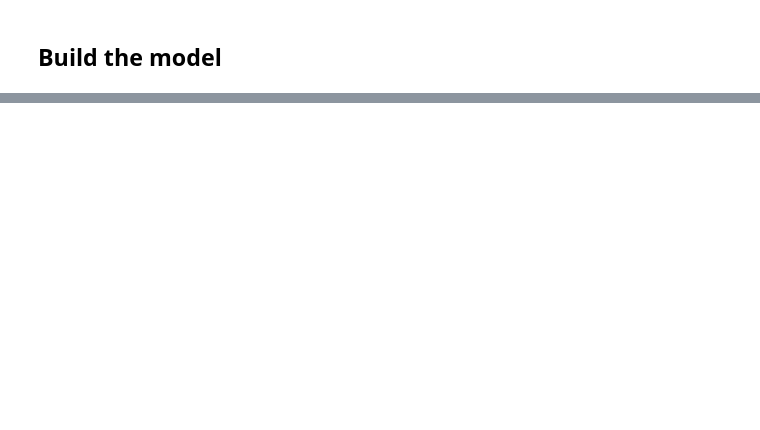
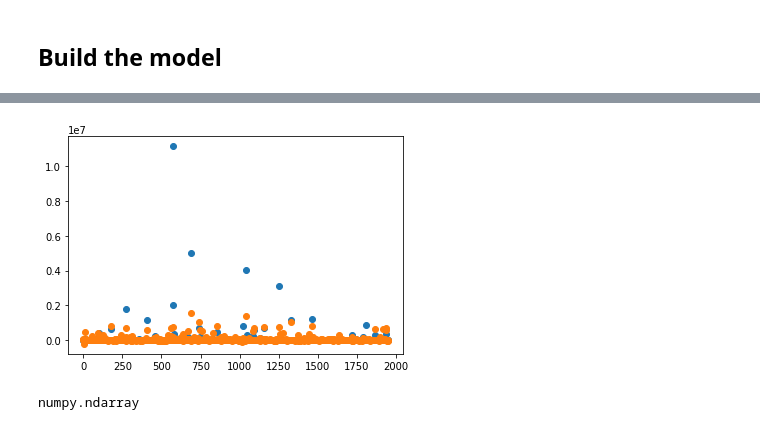
Before and after one commit to Coder-RG/ArtifactCost, a Jupyter notebook: ArtifactCost.ipynb, the cells around one changed output, grey strips where cells are left out. Cells and saved outputs as stored; diff of their text form; code cells hidden in the pictures; blank space fills up the shorter version.

```diff
--- a/ArtifactCost.ipynb
+++ b/ArtifactCost.ipynb
@@ -146,3 +129,5 @@ Transport: Airways, Roadways, Waterways
 Fragile: No, Yes
 Customer Information: Working Class, Wealthy
 Remote Location: No, Yes
+# %%
+y = y.apply(abs)
@@ -293,4 +230,4 @@ memory usage: 907.0 KB
 # %%
 y.drop(index=index_to_remove, inplace=True)
 # %%
-X_train, X_test, y_train, y_test = train_test_split(X,y, test_size=0.2, shuffle=True)
+X_train, X_test, y_train, y_test = train_test_split(X,y, test_size=0.3, shuffle=True)
@@ -311,16 +236,9 @@ X_train.head()
 # %%
 scaler = StandardScaler()
-poly = PolynomialFeatures(degree=2)
+poly = PolynomialFeatures(degree=4)
 lin_reg = LinearRegression()
-ridge = Ridge(alpha=.5)
-encoder = OneHotEncoder()
-
-col_transform = make_column_transformer(
-#         (scaler, make_column_selector(dtype_include='float64')),
-        (encoder, make_column_selector(dtype_include='object'))
-)
+rforrest = RandomForestRegressor()
 
 pipe = Pipeline([
-    ('scaler', scaler),
-    ('regressor', lin_reg)
+    ('regressor', rforrest)
 ])
@@ -345,0 +261,6 @@ mean_squared_log_error(abs(y_test.values), abs(y_pred))
+# %%
+plt.scatter(range(y_test.shape[0]), y_test.values)
+plt.scatter(range(y_pred.shape[0]), y_pred)
+plt.show()
+# %% [output]
+[figure, added]
@@ -345,0 +269,4 @@ mean_squared_log_error(abs(y_test.values), abs(y_pred))
+# %%
+type(y_pred)
+# %% [output]
+numpy.ndarray
```
Also changed, not shown: parts of 40 cells of this notebook.
